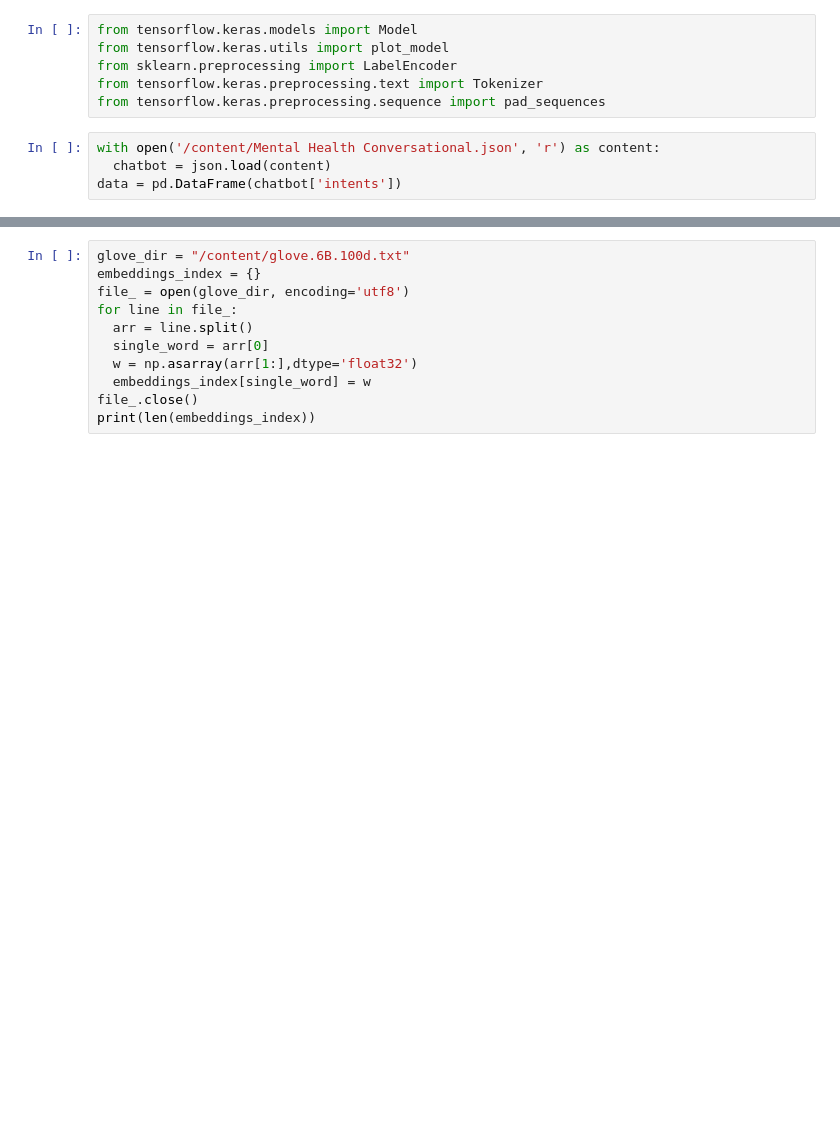
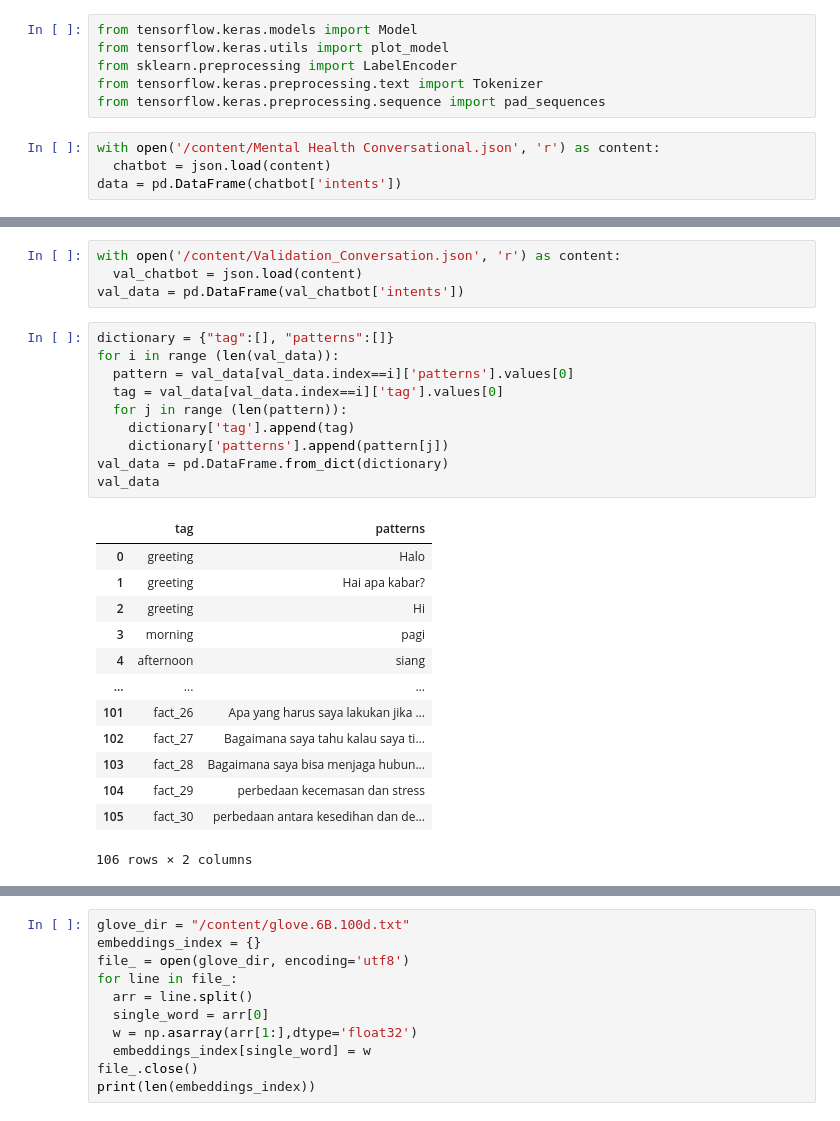
Before and after one commit to oohgan/HugU---CH2-PS423, a Jupyter notebook: [CH2-PS423]/ML/ChatBot/Model_Chatbot.ipynb, the cells around one changed output, grey strips where cells are left out. Cells and saved outputs as stored; diff of their text form; blank space fills up the shorter version.

```diff
--- a/[CH2-PS423]/ML/ChatBot/Model_Chatbot.ipynb
+++ b/[CH2-PS423]/ML/ChatBot/Model_Chatbot.ipynb
@@ -46 +47,29 @@ data
+# %%
+with open('/content/Validation_Conversation.json', 'r') as content:
+  val_chatbot = json.load(content)
+val_data = pd.DataFrame(val_chatbot['intents'])
+# %%
+dictionary = {"tag":[], "patterns":[]}
+for i in range (len(val_data)):
+  pattern = val_data[val_data.index==i]['patterns'].values[0]
+  tag = val_data[val_data.index==i]['tag'].values[0]
+  for j in range (len(pattern)):
+    dictionary['tag'].append(tag)
+    dictionary['patterns'].append(pattern[j])
+val_data = pd.DataFrame.from_dict(dictionary)
+val_data
+# %% [output]
+|  | tag | patterns |
+| 0 | greeting | Halo |
+| 1 | greeting | Hai apa kabar? |
+| 2 | greeting | Hi |
+| 3 | morning | pagi |
+| 4 | afternoon | siang |
+| ... | ... | ... |
+| 101 | fact_26 | Apa yang harus saya lakukan jika ... |
+| 102 | fact_27 | Bagaimana saya tahu kalau saya ti... |
+| 103 | fact_28 | Bagaimana saya bisa menjaga hubun... |
+| 104 | fact_29 | perbedaan kecemasan dan stress |
+| 105 | fact_30 | perbedaan antara kesedihan dan de... |
+106 rows × 2 columns
 # %%
```
Also changed, not shown: parts of 15 cells of this notebook, 6 other files.
